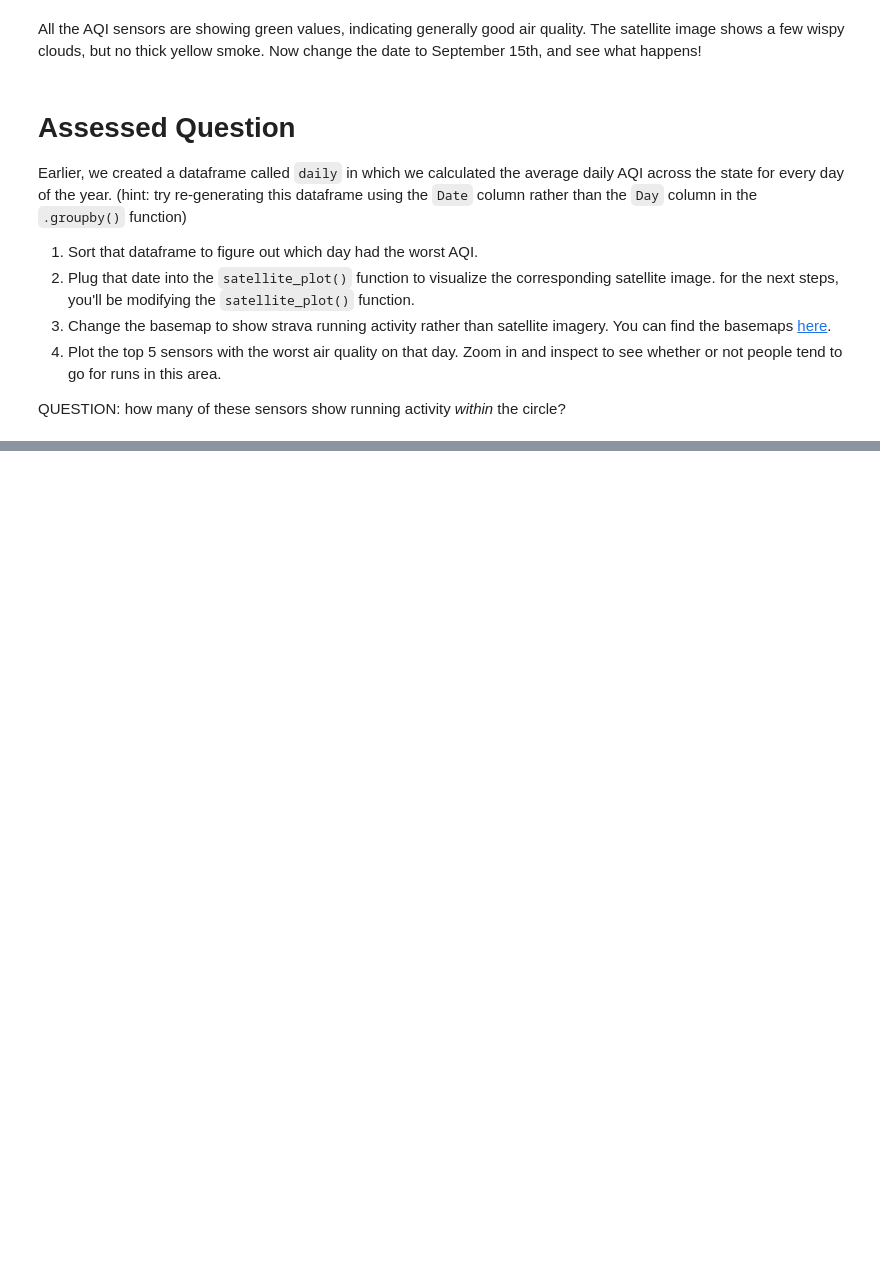
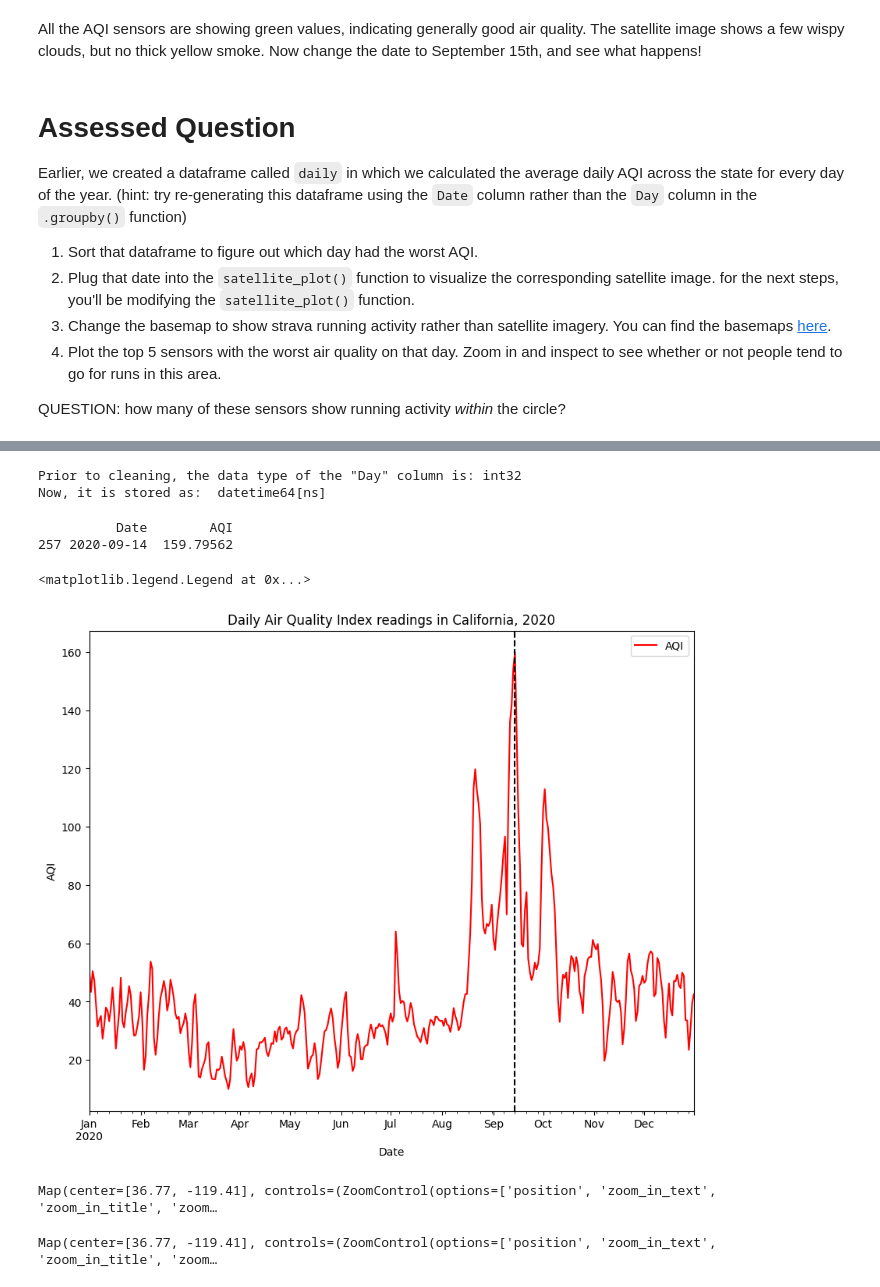
Before and after one commit to ClaraMourgueDAlgue/QM2, a Jupyter notebook: notebooks/W03. Spatial Data.ipynb, the cells around one changed output, grey strips where cells are left out. Drawn from its saved outputs; the diff is of its cells as text; code cells hidden in the pictures; blank space fills up the shorter version.

```diff
--- a/notebooks/W03. Spatial Data.ipynb
+++ b/notebooks/W03. Spatial Data.ipynb
@@ -520,0 +521,3 @@ mkdir: cannot create directory ‘data/wk3’: File exists
+# %%
+df=pd.read_csv('data/wk3/california_aqi.csv')
+df
@@ -520,0 +538,3 @@ mkdir: cannot create directory ‘data/wk3’: File exists
+# %%
+daily = df.groupby('Date')['AQI'].mean()
+daily
@@ -520,0 +557,35 @@ mkdir: cannot create directory ‘data/wk3’: File exists
+# %%
+df['Date']=pd.to_datetime(df['Date'])
+df['Month']=df['Date'].dt.month
+df['Day']=df['Date'].dt.dayofyear
+
+print('Prior to cleaning, the data type of the "Day" column is:', df['Day'].dtype)
+
+df['Day']=pd.to_datetime(df['Day'])
+
+print('Now, it is stored as: ', df['Day'].dtype)
+# %% [output]
+Prior to cleaning, the data type of the "Day" column is: int32
+Now, it is stored as:  datetime64[ns]
+# %%
+daily_sorted = daily.sort_values(by='AQI', ascending=False)
+
+print(daily_sorted.head(1))
+# %% [output]
+          Date        AQI
+257 2020-09-14  159.79562
+# %%
+# plot the daily data
+daily.plot(color='red')
+
+#add title and axis labels
+plt.title('Daily Air Quality Index readings in California, 2020')
+plt.ylabel('AQI')
+plt.xlabel('Date')
+
+# add a dashed black line on September 14th
+plt.axvline(pd.to_datetime('2020-09-14'), color='black', linestyle='--')
+plt.legend()
+# %% [output]
+<matplotlib.legend.Legend at 0x...>
+[figure, added]
@@ -520,0 +615,17 @@ mkdir: cannot create directory ‘data/wk3’: File exists
+# %%
+satellite_plot('14-09-2020')
+# %% [output]
+Map(center=[36.77, -119.41], controls=(ZoomControl(options=['position', 'zoom_in_text', 'zoom_in_title', 'zoom…
+# %%
+# import the map making modules from ipyleaflet
+from ipyleaflet import Map, basemaps, basemap_to_tiles
+
+# Define a custom Strava basemap tile layer
+strava_map = Map(basemap=basemaps.Strava.All, center=(36.77, -119.41), zoom=5)
+
+strava_map.layout.height = '700px'
+
+# now, we visualize it.
+strava_map
+# %% [output]
+Map(center=[36.77, -119.41], controls=(ZoomControl(options=['position', 'zoom_in_text', 'zoom_in_title', 'zoom…
```
Also changed, not shown: parts of 6 cells of this notebook.
